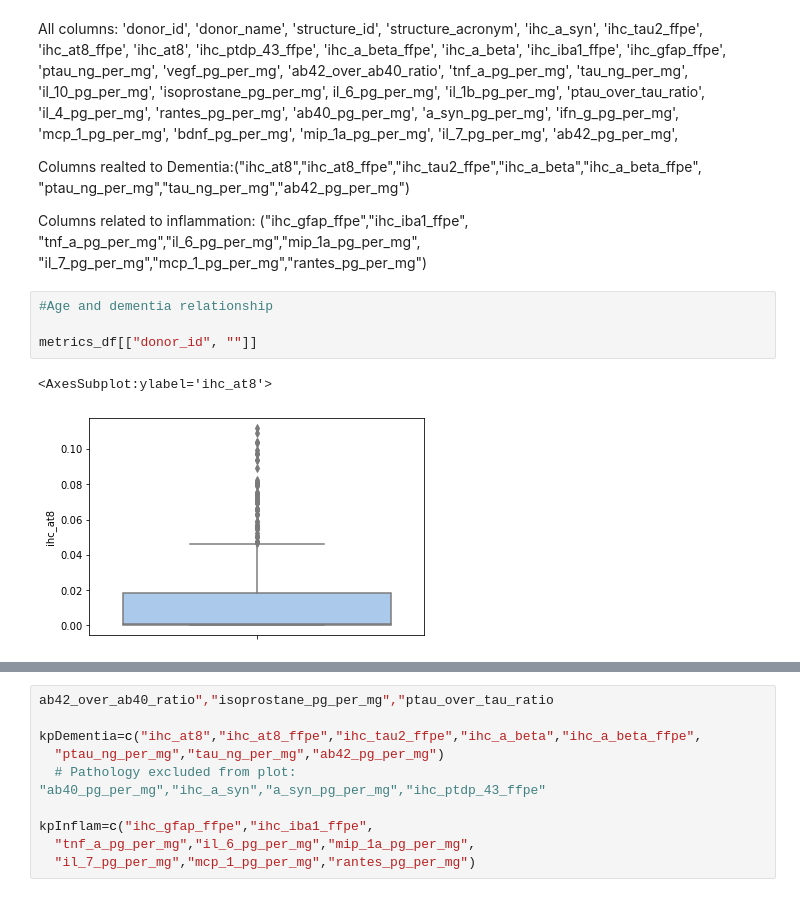
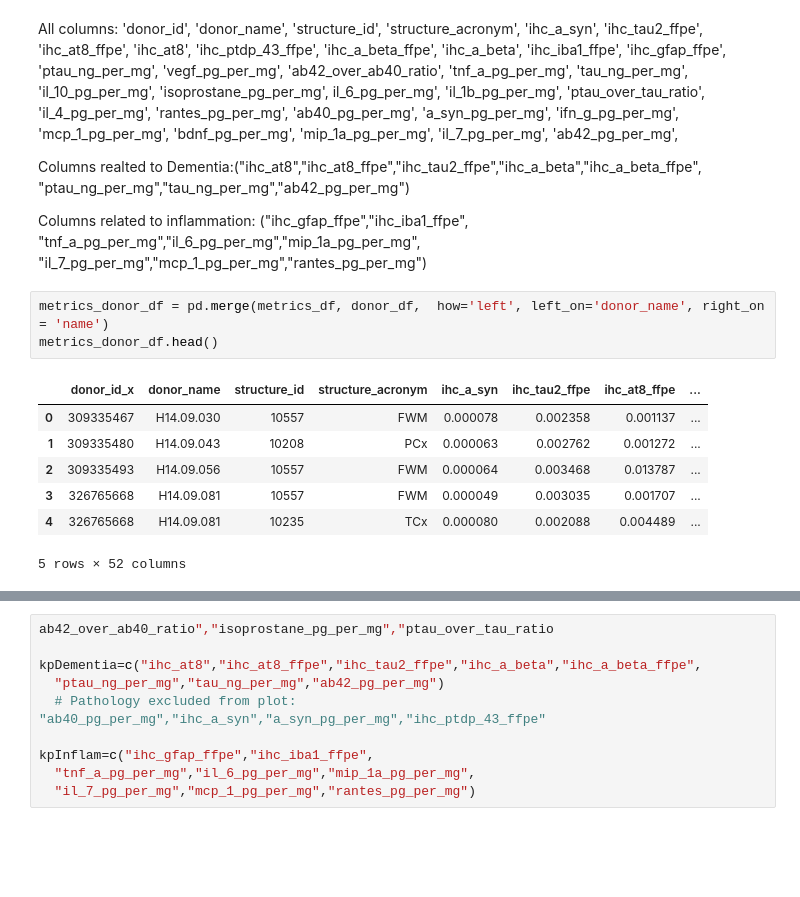
Before and after one commit to xu4/mads-capstone, a Jupyter notebook: EDA-ProteinPathologyQuantification.ipynb, the cells around one changed output, grey strips where cells are left out. Saved outputs shown, nothing was run; the diff lists cells and outputs as text; blank space fills up the shorter version.

```diff
--- a/EDA-ProteinPathologyQuantification.ipynb
+++ b/EDA-ProteinPathologyQuantification.ipynb
@@ -51,10 +52,14 @@ Columns realted to Dementia:("ihc_at8","ihc_at8_ffpe","ihc_tau2_ffpe","ihc_a_bet
 Columns related to inflammation: ("ihc_gfap_ffpe","ihc_iba1_ffpe", "tnf_a_pg_per_mg","il_6_pg_per_mg","mip_1a_pg_per_mg",
   "il_7_pg_per_mg","mcp_1_pg_per_mg","rantes_pg_per_mg")
 # %%
-#Age and dementia relationship
-
-metrics_df[["donor_id", ""]]
+metrics_donor_df = pd.merge(metrics_df, donor_df,  how='left', left_on='donor_name', right_on = 'name')
+metrics_donor_df.head()
 # %% [output]
+|  | donor_id_x | donor_name | structure_id | structure_acronym | ihc_a_syn | ihc_tau2_ffpe | ihc_at8_ffpe | ... |
+| 0 | 309335467 | H14.09.030 | 10557 | FWM | 0.000078 | 0.002358 | 0.001137 | ... |
+| 1 | 309335480 | H14.09.043 | 10208 | PCx | 0.000063 | 0.002762 | 0.001272 | ... |
+| 2 | 309335493 | H14.09.056 | 10557 | FWM | 0.000064 | 0.003468 | 0.013787 | ... |
+| 3 | 326765668 | H14.09.081 | 10557 | FWM | 0.000049 | 0.003035 | 0.001707 | ... |
+| 4 | 326765668 | H14.09.081 | 10235 | TCx | 0.000080 | 0.002088 | 0.004489 | ... |
-<AxesSubplot:ylabel='ihc_at8'>
+5 rows × 52 columns
-[figure, removed]
 # %%
```
Also changed, not shown: parts of 4 cells of this notebook, 1 other file.
